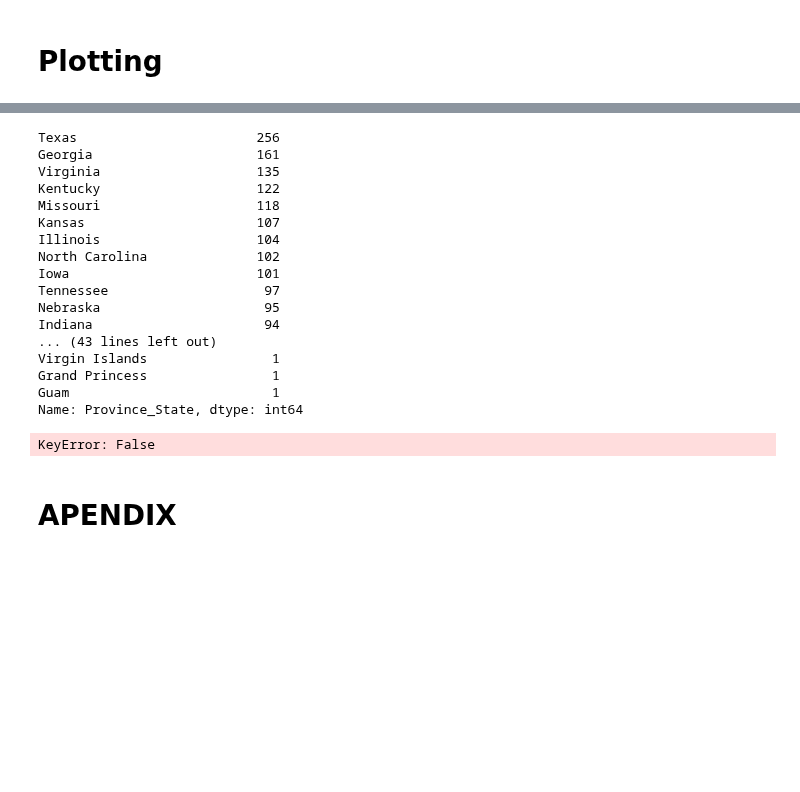
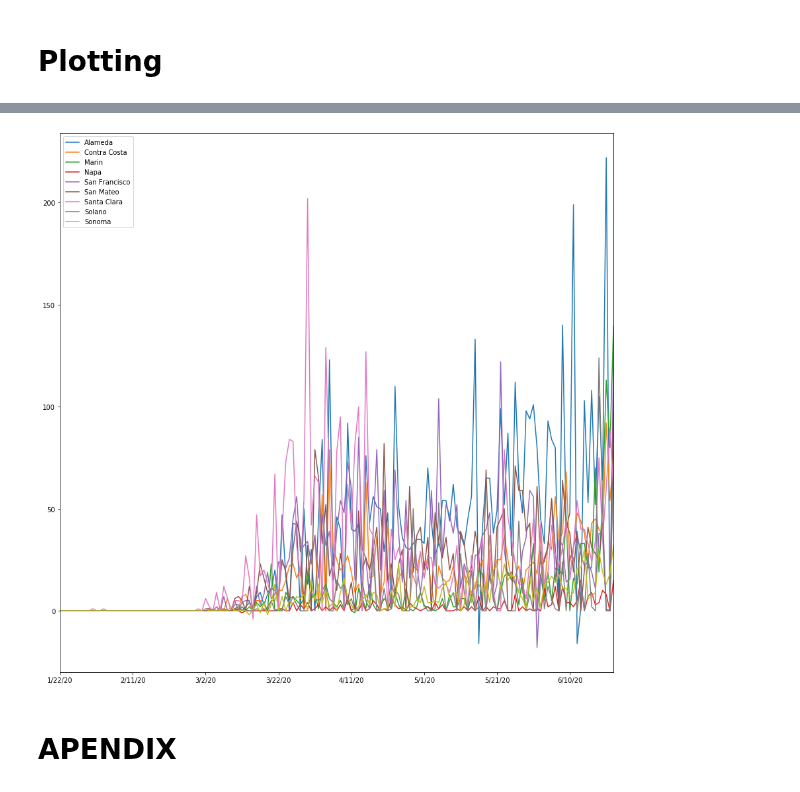
Before and after one commit to andrewcreates/DataScience-Projects, a Jupyter notebook: COVID-19/JHU COVID-19 US Data Exploration.ipynb, the cells around one changed output, grey strips where cells are left out. Saved outputs shown, nothing was run; the diff lists cells and outputs as text; code cells hidden in the pictures; blank space fills up the shorter version.

Commit message:
CA daily incremental exported to Tableau

```diff
--- a/COVID-19/JHU COVID-19 US Data Exploration.ipynb
+++ b/COVID-19/JHU COVID-19 US Data Exploration.ipynb
@@ -28,3 +28,16 @@ US_dead_daily_increase = df_usdead.copy()
 
 US_confirmed_daily_increase.iloc[:,6:] = US_confirmed_daily_increase.iloc[:,6:].diff(axis=1).fillna(0).astype('int')
 US_dead_daily_increase.iloc[:,7:] = US_dead_daily_increase.iloc[:,7:].diff(axis=1).fillna(0).astype('int')
+# %%
+BA_counties = ['Alameda','Contra Costa','Marin','Napa','San Francisco','San Mateo','Santa Clara','Solano','Sonoma']
+LA_counties =['Ventura','San Bernadio', 'Riverside', 'Los Angeles', 'Orange']
+
+CA_daily_increase = US_confirmed_daily_increase[(US_confirmed_daily_increase['Province_State']=='California')]
+BA_daily_increase = US_confirmed_daily_increase[(US_confirmed_daily_increase['Province_State']=='California') & (US_confirmed_daily_increase['Admin2'].isin(BA_counties))]
+LA_daily_increase = US_confirmed_daily_increase[(US_confirmed_daily_increase['Province_State']=='California') & (US_confirmed_daily_increase['Admin2'].isin(LA_counties))]
+
+CA_transpose = CA_daily_increase.copy().transpose().rename(columns = pd.Series(CA_daily_increase['Admin2']))[6:]
+BA_transpose = BA_daily_increase.copy().transpose().rename(columns = pd.Series(BA_daily_increase['Admin2']))[6:]
+LA_transpose = LA_daily_increase.copy().transpose().rename(columns = pd.Series(LA_daily_increase['Admin2']))[6:]
+
+US_transpose = US_confirmed_daily_increase.copy().transpose().rename(columns = lambda c: transpose.iloc[5,c])[6:]
@@ -67,27 +95,7 @@ US_confirmed_daily_increase.loc[US_confirmed_daily_increase['Province_State']=='
-# %%
-US_confirmed_daily_increase['Province_State'].value_counts()
-# %% [output]
-Texas                       256
-Georgia                     161
-Virginia                    135
-Kentucky                    122
-Missouri                    118
-Kansas                      107
-Illinois                    104
-North Carolina              102
-Iowa                        101
-Tennessee                    97
-Nebraska                     95
-Indiana                      94
-... (43 lines left out)
-Virgin Islands                1
-Grand Princess                1
-Guam                          1
-Name: Province_State, dtype: int64
-# %%
-US_confirmed_daily_increase.loc['Province_State' == 'California']
-# %% [output]
-KeyError: False
+# %%
+BA_transpose.plot(figsize=(15,15));
+# %% [output]
+[figure, added]
 # %%
 US_confirmed_daily_increase.head()
 # %%
```
Also changed, not shown: parts of 6 cells of this notebook.
